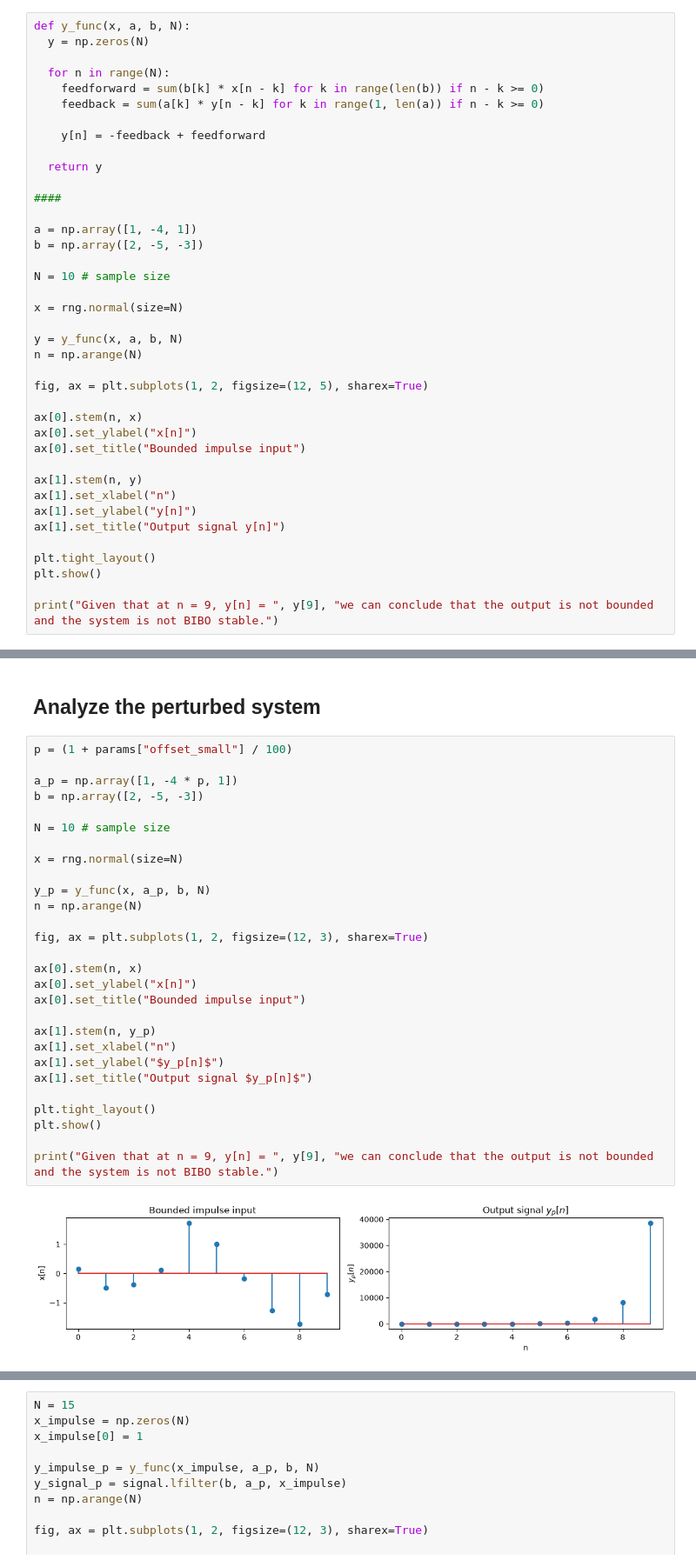
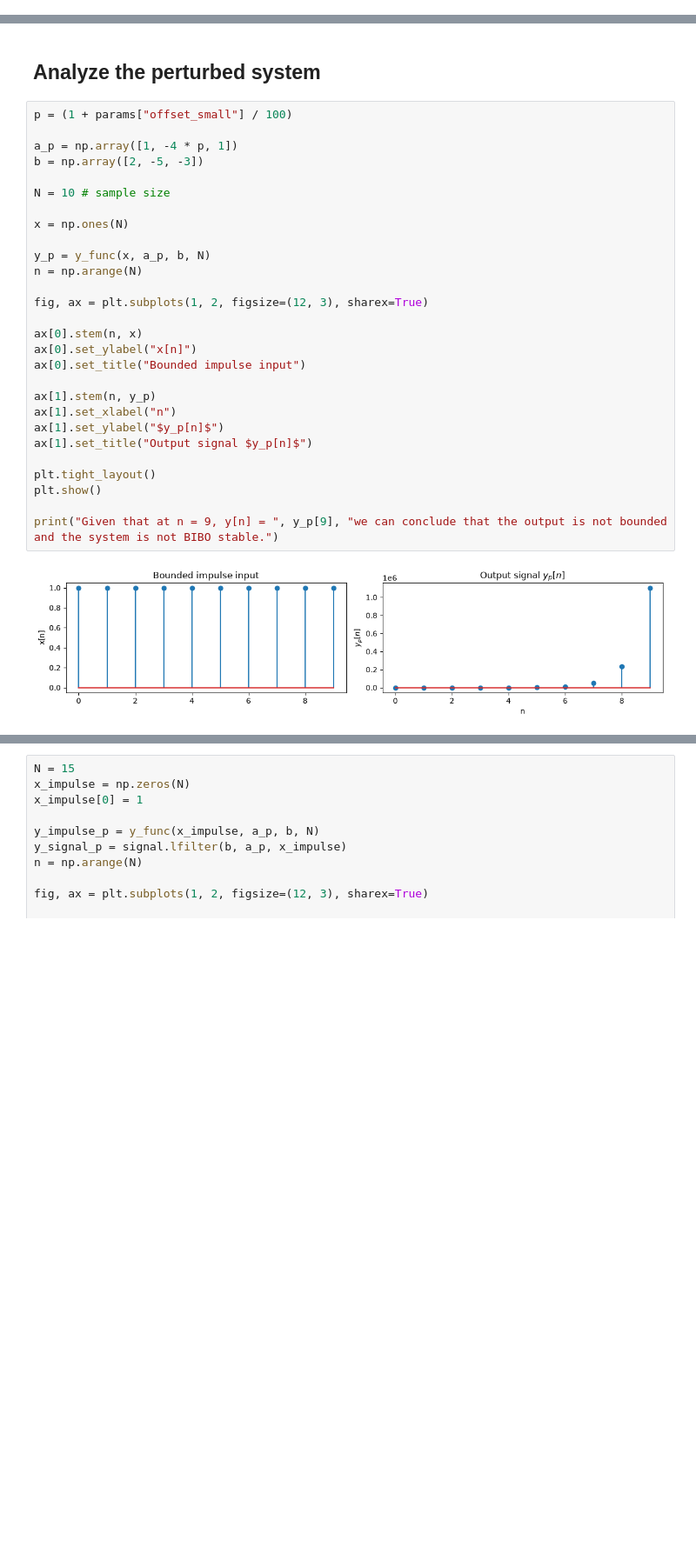
Before and after one commit to carldegs/ai-321, a Jupyter notebook: me-01/me-01.ipynb, the cells around one changed output, grey strips where cells are left out. Shown at 87% size. Cells and saved outputs as stored; diff of their text form; blank space fills up the shorter version.

```diff
--- a/me-01/me-01.ipynb
+++ b/me-01/me-01.ipynb
@@ -183,42 +183,3 @@ An output is bounded if there is some fixed number $M$ where:
 $$
 |y[n]| < M
 $$
-# %%
-def y_func(x, a, b, N):
-  y = np.zeros(N)
-
-  for n in range(N):
-    feedforward = sum(b[k] * x[n - k] for k in range(len(b)) if n - k >= 0)
-    feedback = sum(a[k] * y[n - k] for k in range(1, len(a)) if n - k >= 0)
-
-    y[n] = -feedback + feedforward
-
-  return y
-
-####
-
-a = np.array([1, -4, 1])
-b = np.array([2, -5, -3])
-
-N = 10 # sample size
-
-x = rng.normal(size=N)
-
-y = y_func(x, a, b, N)
-n = np.arange(N)
-
-fig, ax = plt.subplots(1, 2, figsize=(12, 5), sharex=True)
-
-ax[0].stem(n, x)
-ax[0].set_ylabel("x[n]")
-ax[0].set_title("Bounded impulse input")
-
-ax[1].stem(n, y)
-ax[1].set_xlabel("n")
-ax[1].set_ylabel("y[n]")
-ax[1].set_title("Output signal y[n]")
-
-plt.tight_layout()
-plt.show()
-
-print("Given that at n = 9, y[n] = ", y[9], "we can conclude that the output is not bounded and the system is not BIBO stable.")
@@ -303,30 +303,30 @@ Now, recreating this with a perturbed denominator coefficient:
 # %%
 p = (1 + params["offset_small"] / 100)
 
 a_p = np.array([1, -4 * p, 1])
 b = np.array([2, -5, -3])
 
 N = 10 # sample size
 
-x = rng.normal(size=N)
+x = np.ones(N)
 
 y_p = y_func(x, a_p, b, N)
 n = np.arange(N)
 
 fig, ax = plt.subplots(1, 2, figsize=(12, 3), sharex=True)
 
 ax[0].stem(n, x)
 ax[0].set_ylabel("x[n]")
 ax[0].set_title("Bounded impulse input")
 
 ax[1].stem(n, y_p)
 ax[1].set_xlabel("n")
 ax[1].set_ylabel("$y_p[n]$")
 ax[1].set_title("Output signal $y_p[n]$")
 
 plt.tight_layout()
 plt.show()
 
-print("Given that at n = 9, y[n] = ", y[9], "we can conclude that the output is not bounded and the system is not BIBO stable.")
+print("Given that at n = 9, y[n] = ", y_p[9], "we can conclude that the output is not bounded and the system is not BIBO stable.")
 # %% [output]
-[figure, old version]
+[figure, new version]
```
Also changed, not shown: parts of 8 cells of this notebook, 12 other files.
